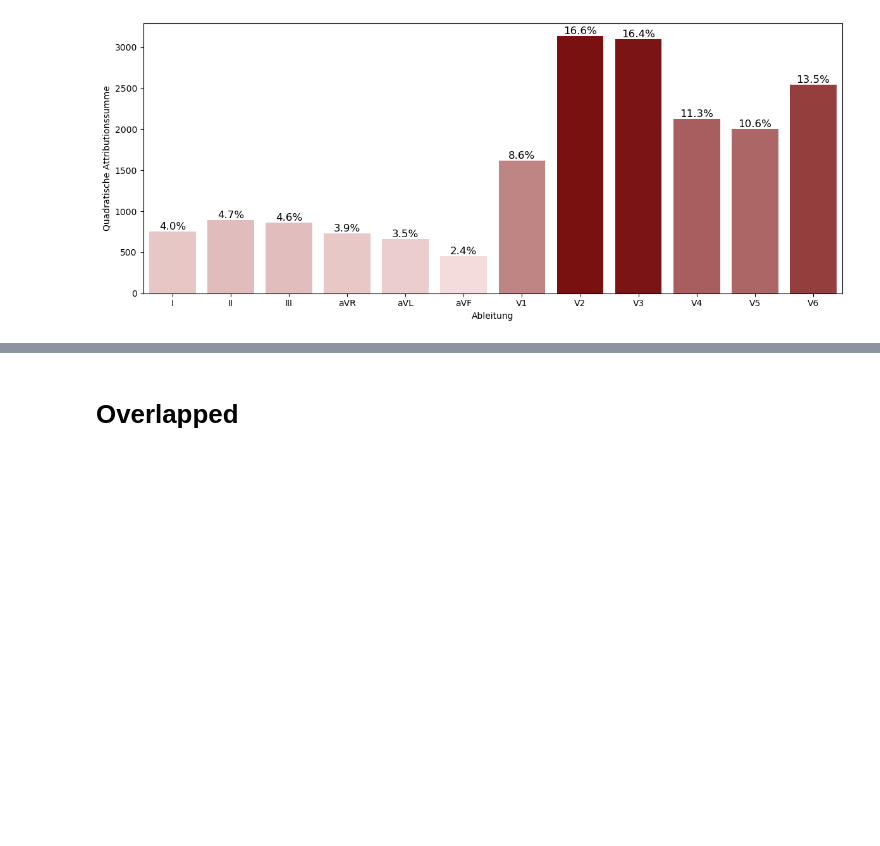
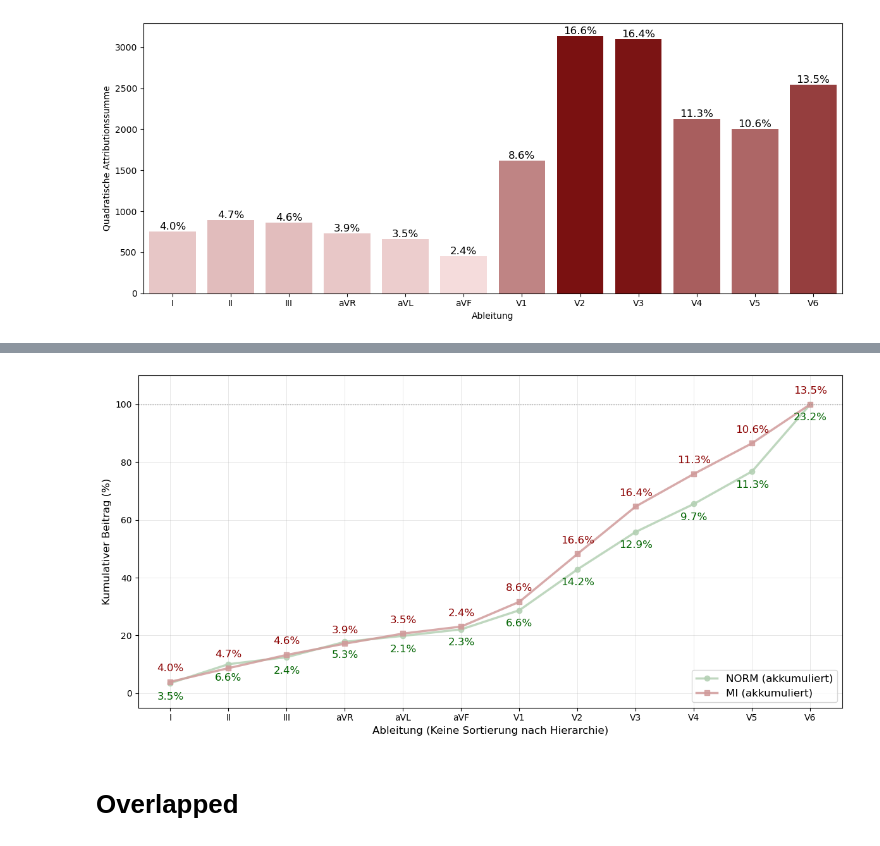
Before and after one commit to AliceKitchkin/ECG_xAI, a Jupyter notebook: notebooks/03_integrated_gradients.ipynb, the cells around one changed output, grey strips where cells are left out. Saved outputs shown, nothing was run; the diff lists cells and outputs as text; code cells hidden in the pictures; blank space fills up the shorter version.

```diff
--- a/notebooks/03_integrated_gradients.ipynb
+++ b/notebooks/03_integrated_gradients.ipynb
@@ -758,3 +761,99 @@ plot_leadwise_attribution_sum(attributions_MI, lead_names, "MI", cmap_custom_red
+# %%
+def plot_cumulative_attribution_contribution_combined(attributions_1, attributions_2, lead_names, class_names, colors=None, figsize=(14, 7)):
+    """
+    Plottet akkumulierte Prozentbeiträge für beide Klassen in einem Plot mit derselben X-Achse.
+    X-Achse zeigt die Original-Reihenfolge der Ableitungen (nicht sortiert).
+
+    Args:
+        attributions_1: Attributionen für erste Klasse
+        attributions_2: Attributionen für zweite Klasse
+        lead_names: Liste der Lead-Namen
+        class_names: Namen der beiden Klassen
+        colors: Farben für die Linien [color1, color2]
+        figsize: Größe der Figure
+    """
+
+    def calculate_lead_contributions_unsorted(attributions, lead_names):
+        """Berechnet prozentuale Beiträge pro Lead (in ursprünglicher Reihenfolge)"""
+        # Attributionen zu [samples, time, leads] bringen
+        attr_arr = []
+        for attr in attributions:
+            a = attr[0]
+            if a.shape[0] == len(lead_names):
+                a = a.T  # [time, leads]
+            attr_arr.append(a)
+        attr_arr = np.array(attr_arr)  # [samples, time, leads]
+
+        # Quadratische Summe pro Lead (in ursprünglicher Reihenfolge)
+        lead_squared_sums = np.sum(attr_arr ** 2, axis=(0, 1))  # [leads]
+
+        # Prozentuale Verteilung (in ursprünglicher Reihenfolge)
+        percentages = 100 * lead_squared_sums / np.sum(lead_squared_sums)
+
+        # Akkumulierte Prozente (in ursprünglicher Reihenfolge)
+        cumulative_percentages = np.cumsum(percentages)
+
+        return lead_names, percentages, cumulative_percentages
+
+    # Berechnungen für beide Klassen
+    leads_1, perc_1, cum_1 = calculate_lead_contributions_unsorted(attributions_1, lead_names)
+    leads_2, perc_2, cum_2 = calculate_lead_contributions_unsorted(attributions_2, lead_names)
+
+    # Default Farben
+    if colors is None:
+        colors = ['#2E8B57', '#DC143C']  # SeaGreen, Crimson
+
+    # Plot erstellen
+    plt.figure(figsize=figsize)
+
+    # X-Achse: Lead-Positionen (ursprüngliche Reihenfolge)
+    x_positions = np.arange(1, len(lead_names) + 1)
+
+    # Akkumulierte Linien plotten
+    plt.plot(x_positions, cum_1, 'o-', color=colors[0], linewidth=2.5,
+             markersize=6, label=f'{class_names[0]} (akkumuliert)', alpha=0.85)
+    plt.plot(x_positions, cum_2, 's-', color=colors[1], linewidth=2.5,
+             markersize=6, label=f'{class_names[1]} (akkumuliert)', alpha=0.85)
+
+    # Prozentzahlen für beide Klassen hinzufügen
+    for i in range(len(lead_names)):
+        # NORM (grün) - unter der Linie
+        plt.text(x_positions[i], cum_1[i] - 3, f"{perc_1[i]:.1f}%",
+                ha='center', va='top', fontsize=12, color='darkgreen')
+
+        # MI (rot) - über der Linie
+        plt.text(x_positions[i], cum_2[i] + 3, f"{perc_2[i]:.1f}%",
+                ha='center', va='bottom', fontsize=12, color='darkred')
+
+    # 100% Referenzlinie
+    plt.axhline(y=100, color='gray', linestyle=':', alpha=0.7, linewidth=1)
+
+    # Achsenbeschriftung und -formatierung
+    plt.xlabel('Ableitung (Keine Sortierung nach Hierarchie)', fontsize=12)
+    plt.ylabel('Kumulativer Beitrag (%)', fontsize=12)
+
+    # X-Achsen-Labels: Original-Reihenfolge der Ableitungen
+    plt.xticks(x_positions, lead_names)
+
+    # Legende
+    plt.legend(loc='lower right', fontsize=12)
+
+    # Grid
+    plt.grid(True, alpha=0.3, linewidth=0.7)
+
+    # Y-Achse erweitern für bessere Sichtbarkeit der Zahlen
+    plt.ylim(-5, 110)
+    plt.tight_layout()
+    plt.show()
+
+plot_cumulative_attribution_contribution_combined(
+    attributions_NORM, attributions_MI, lead_names,
+    class_names=["NORM", "MI"],
+    colors=[light_green, light_red],
+    figsize=(12, 6)
+)
+# %% [output]
+[figure, added]
 # %% [markdown]
 # Overlapped
 # %%
```
Also changed, not shown: parts of 3 cells of this notebook, 2 other files.
